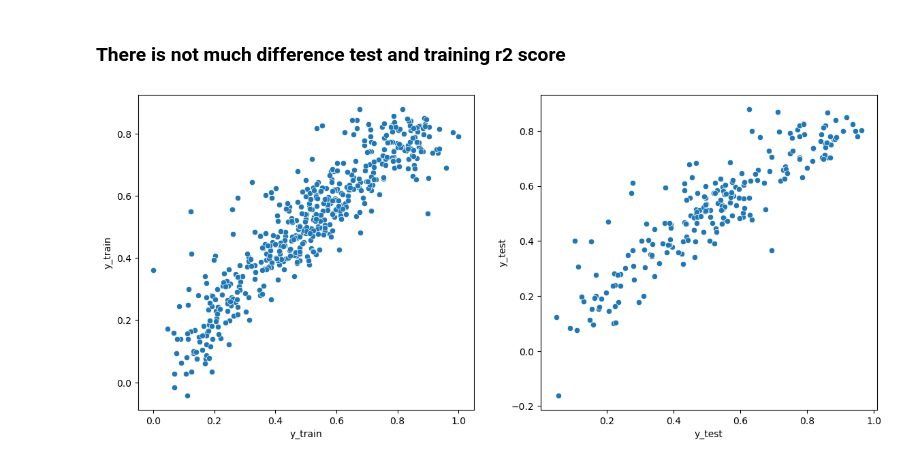
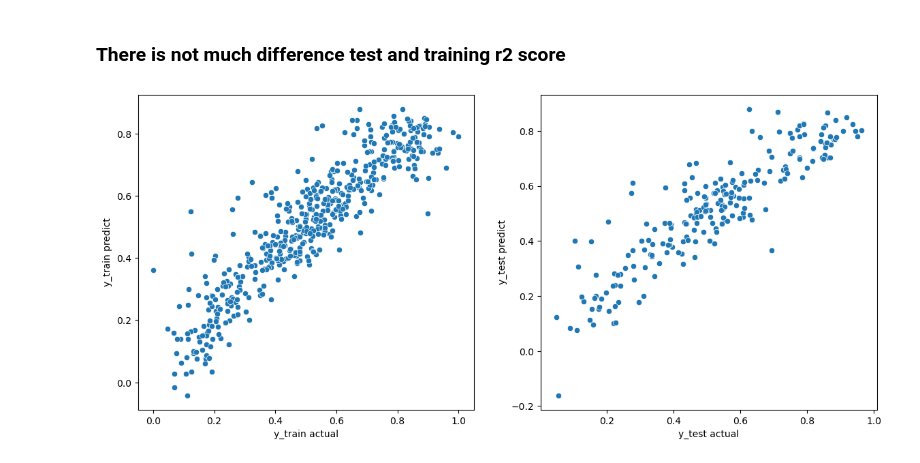
Before and after one commit to gauravtyagi02/bikesharingcompany, a Jupyter notebook: BikeSharingComLinearReg.ipynb, the cells around one changed output. Drawn from its saved outputs; the diff is of its cells as text; code cells hidden in the pictures.

```diff
--- a/BikeSharingComLinearReg.ipynb
+++ b/BikeSharingComLinearReg.ipynb
@@ -522,19 +527,19 @@ print(' Test r2 score',r2_score(y_true=y_test_bikeSrRelavantDf, y_pred=y_testPre
 # %%
 # Plotting y_test and y_pred to understand the spread.
 fig, axis = plt.subplots(1, 2, figsize=(14, 6))
 
 
 sns.scatterplot(x=y_train_bikeSrRelavantDf,y=y_train_pred, ax=axis[0])
-axis[0].set_xlabel('y_train')
-axis[0].set_ylabel('y_train')
+axis[0].set_xlabel('y_train actual')
+axis[0].set_ylabel('y_train predict')
 
 
 sns.scatterplot(x=y_test_bikeSrRelavantDf,y=y_testPred , ax=axis[1])
-axis[1].set_xlabel('y_test')
-axis[1].set_ylabel('y_test')
+axis[1].set_xlabel('y_test actual')
+axis[1].set_ylabel('y_test predict')
 
 
 
 plt.show()
 # %% [output]
-[figure, old version]
+[figure, new version]
```
Also changed, not shown: parts of 2 cells of this notebook.
